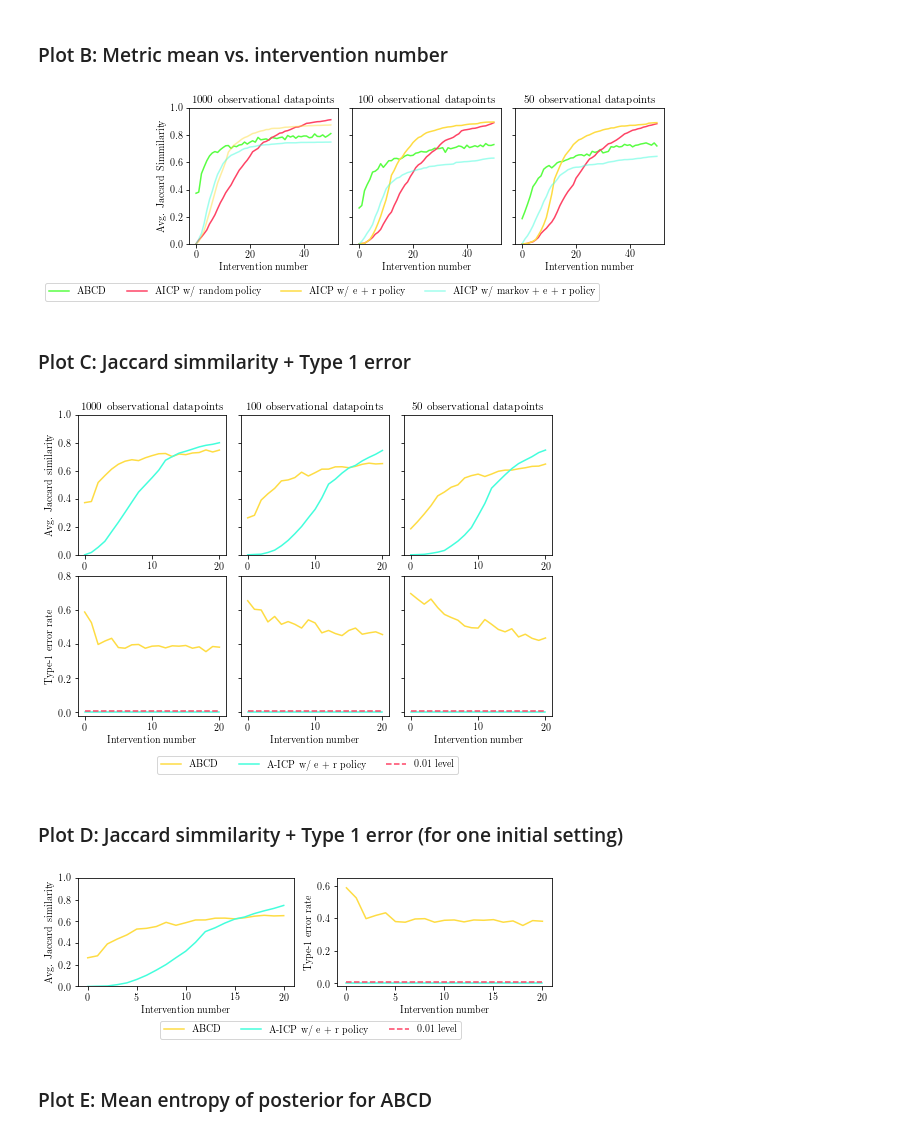
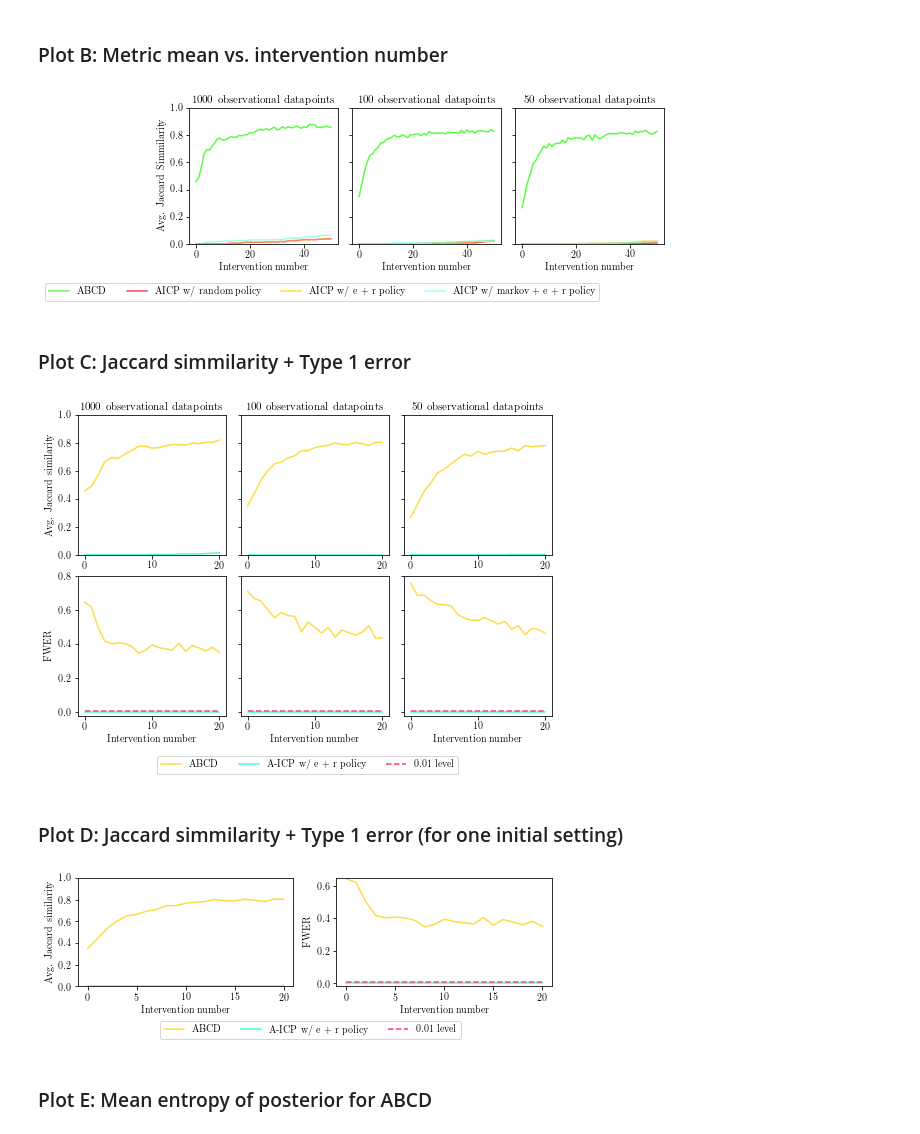
Before and after one commit to juangamella/aicp, a Jupyter notebook: plots_abcd.ipynb, the cells around one changed output. Cells and saved outputs as stored; diff of their text form; code cells hidden in the pictures.

```diff
--- a/plots_abcd.ipynb
+++ b/plots_abcd.ipynb
@@ -169,27 +169,24 @@ plt.scatter(np.arange(len(colors)), np.ones(len(colors))*-0.5, c = colorsb)
 #### Load ABCD results
 # %%
 filenames_abcd_1000 = [
-    "experiments/pp_1586412657_n_samples:500_n_batches:50_max_interventions:1_strategy:entropy_intervention_strength:2.0_starting_samples:1000_target:0_intervention_type:gauss_target_allowed:True.pickle"
-    ,"experiments/pp_1587010658_n_samples:500_n_batches:50_max_interventions:1_strategy:entropy_intervention_strength:2.0_starting_samples:1000_target:0_intervention_type:gauss_target_allowed:True.pickle"
-    ,"experiments/pp_1587010821_n_samples:500_n_batches:50_max_interventions:1_strategy:entropy_intervention_strength:2.0_starting_samples:1000_target:0_intervention_type:gauss_target_allowed:True.pickle"
-    ,"experiments/pp_1586953212_n_samples:500_n_batches:50_max_interventions:1_strategy:entropy_intervention_strength:2.0_starting_samples:1000_target:0_intervention_type:gauss_target_allowed:True.pickle"
-    ,"experiments/pp_1586845410_n_samples:500_n_batches:50_max_interventions:1_strategy:entropy_intervention_strength:2.0_starting_samples:1000_target:0_intervention_type:gauss_target_allowed:True.pickle"
+    "experiments/pp_1589092483_n_samples:500_n_batches:50_max_interventions:1_strategy:entropy_intervention_strength:2.0_starting_samples:1000_target:0_intervention_type:gauss_target_allowed:True.pickle",
+    "experiments/pp_1589094549_n_samples:500_n_batches:50_max_interventions:1_strategy:entropy_intervention_strength:2.0_starting_samples:1000_target:0_intervention_type:gauss_target_allowed:True.pickle",
+    "experiments/pp_1589096709_n_samples:500_n_batches:50_max_interventions:1_strategy:entropy_intervention_strength:2.0_starting_samples:1000_target:0_intervention_type:gauss_target_allowed:True.pickle",
+    "experiments/pp_1589097260_n_samples:500_n_batches:50_max_interventions:1_strategy:entropy_intervention_strength:2.0_starting_samples:1000_target:0_intervention_type:gauss_target_allowed:True.pickle",
     ]
 
 filenames_abcd_100 = [
-    "experiments/pp_1586332067_n_samples:500_n_batches:50_max_interventions:1_strategy:entropy_intervention_strength:2.0_starting_samples:100_target:0_intervention_type:gauss_target_allowed:True.pickle"
-    ,"experiments/pp_1586949064_n_samples:500_n_batches:50_max_interventions:1_strategy:entropy_intervention_strength:2.0_starting_samples:100_target:0_intervention_type:gauss_target_allowed:True.pickle"
-    ,"experiments/pp_1586949311_n_samples:500_n_batches:50_max_interventions:1_strategy:entropy_intervention_strength:2.0_starting_samples:100_target:0_intervention_type:gauss_target_allowed:True.pickle"
-    ,"experiments/pp_1587006444_n_samples:500_n_batches:50_max_interventions:1_strategy:entropy_intervention_strength:2.0_starting_samples:100_target:0_intervention_type:gauss_target_allowed:True.pickle"
-    ,"experiments/pp_1587008529_n_samples:500_n_batches:50_max_interventions:1_strategy:entropy_intervention_strength:2.0_starting_samples:100_target:0_intervention_type:gauss_target_allowed:True.pickle"
+    "experiments/pp_1589095836_n_samples:500_n_batches:50_max_interventions:1_strategy:entropy_intervention_strength:2.0_starting_samples:100_target:0_intervention_type:gauss_target_allowed:True.pickle",
+    "experiments/pp_1589095971_n_samples:500_n_batches:50_max_interventions:1_strategy:entropy_intervention_strength:2.0_starting_samples:100_target:0_intervention_type:gauss_target_allowed:True.pickle",
+    "experiments/pp_1589096457_n_samples:500_n_batches:50_max_interventions:1_strategy:entropy_intervention_strength:2.0_starting_samples:100_target:0_intervention_type:gauss_target_allowed:True.pickle",
+    "experiments/pp_1589097734_n_samples:500_n_batches:50_max_interventions:1_strategy:entropy_intervention_strength:2.0_starting_samples:100_target:0_intervention_type:gauss_target_allowed:True.pickle",
     ]
 
 filenames_abcd_50 = [
-    "experiments/pp_1586357687_n_samples:500_n_batches:50_max_interventions:1_strategy:entropy_intervention_strength:2.0_starting_samples:50_target:0_intervention_type:gauss_target_allowed:True.pickle"
-    ,"experiments/pp_1586846548_n_samples:500_n_batches:50_max_interventions:1_strategy:entropy_intervention_strength:2.0_starting_samples:50_target:0_intervention_type:gauss_target_allowed:True.pickle"
-    ,"experiments/pp_1586849797_n_samples:500_n_batches:50_max_interventions:1_strategy:entropy_intervention_strength:2.0_starting_samples:50_target:0_intervention_type:gauss_target_allowed:True.pickle"
-    ,"experiments/pp_1586902276_n_samples:500_n_batches:50_max_interventions:1_strategy:entropy_intervention_strength:2.0_starting_samples:50_target:0_intervention_type:gauss_target_allowed:True.pickle"
-    ,"experiments/pp_1587005942_n_samples:500_n_batches:50_max_interventions:1_strategy:entropy_intervention_strength:2.0_starting_samples:50_target:0_intervention_type:gauss_target_allowed:True.pickle"
+    "experiments/pp_1589097545_n_samples:500_n_batches:50_max_interventions:1_strategy:entropy_intervention_strength:2.0_starting_samples:50_target:0_intervention_type:gauss_target_allowed:True.pickle",
+    "experiments/pp_1589098141_n_samples:500_n_batches:50_max_interventions:1_strategy:entropy_intervention_strength:2.0_starting_samples:50_target:0_intervention_type:gauss_target_allowed:True.pickle",
+    "experiments/pp_1589098634_n_samples:500_n_batches:50_max_interventions:1_strategy:entropy_intervention_strength:2.0_starting_samples:50_target:0_intervention_type:gauss_target_allowed:True.pickle",
+    "experiments/pp_1589095046_n_samples:500_n_batches:50_max_interventions:1_strategy:entropy_intervention_strength:2.0_starting_samples:50_target:0_intervention_type:gauss_target_allowed:True.pickle",
 ]
 # %%
 results_abcd_1000 = load_results(filenames_abcd_1000, "abcd", True)
@@ -228,3 +221,13 @@ filenames_aicp_1000 = ["experiments/results_1587225751_G:4_runs:5_i_mean:10_i_va
+# %%
+# intervention mean=10, var=1
+filenames_aicp_50 = ["experiments/results_1589062042_runs:4_max_iter:50_tag:may9abcd_load_dataset:dataset_3_abcd:True_G:4_do:False_i_mean:10_i_var:1_finite:True_n:10_n_obs:50_alpha:0.0002.pickle"]
+filenames_aicp_100 = ["experiments/results_1589063126_runs:4_max_iter:50_tag:may9abcd_load_dataset:dataset_3_abcd:True_G:4_do:False_i_mean:10_i_var:1_finite:True_n:10_n_obs:100_alpha:0.0002.pickle"]
+filenames_aicp_1000 = ["experiments/results_1589059090_runs:4_max_iter:50_tag:may9abcd_load_dataset:dataset_3_abcd:True_G:4_do:False_i_mean:10_i_var:1_finite:True_n:10_n_obs:1000_alpha:0.0002.pickle"]
+
+# intervention mean=0, var=2
+filenames_aicp_50 = ["experiments/results_1589073166_runs:4_max_iter:50_tag:may9abcd2_load_dataset:dataset_3_abcd:True_G:4_do:False_i_mean:0.0_i_var:2.0_finite:True_n:10_n_obs:50_alpha:0.0002.pickle"]
+filenames_aicp_100 = ["experiments/results_1589071784_runs:4_max_iter:50_tag:may9abcd2_load_dataset:dataset_3_abcd:True_G:4_do:False_i_mean:0.0_i_var:2.0_finite:True_n:10_n_obs:100_alpha:0.0002.pickle"]
+filenames_aicp_1000 = ["experiments/results_1589070668_runs:4_max_iter:50_tag:may9abcd2_load_dataset:dataset_3_abcd:True_G:4_do:False_i_mean:0.0_i_var:2.0_finite:True_n:10_n_obs:1000_alpha:0.0002.pickle"]
 # %%
 cases, results_aicp_1000 = load_results(filenames_aicp_1000, "aicp")
 Trajectories_aicp_1000, Type1Error_aicp_1000, _, _, _, _, _ = compute_trajectories_aicp(results_aicp_1000, cases, 50)
@@ -324,7 +327,7 @@ ax.legend(prop=fontP, ncol=5, bbox_to_anchor=(0.6, -.25))
 
 plt.savefig("figures/abcd_vs_aicp_jaccard.pdf", bbox_inches='tight')
 # %% [output]
-[figure, old version]
+[figure, new version]
 # %% [markdown]
 ### Plot C: Jaccard simmilarity + Type 1 error
 # %%
@@ -378,36 +381,36 @@ ax.plot(np.mean(Type1Errors_abcd_1000, axis=0)[0:plot_iter], c=colors[1], label=
 #ax.plot(np.mean(Type1Error_aicp_1000["random"], axis=0)[0:plot_iter], c=colors[0], label="AICP w/ random policy", linewidth=1.5)
 ax.plot(np.mean(Type1Error_aicp_1000["e + r"], axis=0)[0:plot_iter], c=colors[3], label="AICP w/ e + r policy", linewidth=1.5)
 plt.xlabel("Intervention number")
-plt.ylabel("Type-1 error rate")
+plt.ylabel("FWER")
 plt.ylim(ylim)
 ax.plot([0, plot_iter-1], [0.01, 0.01], color = colors[0], linestyle="--", label="0.01 level")
 
 # Plot for 100 initial samples
 plt.subplot(gs[4])
 ax = plt.gca()
 ax.plot(np.mean(Type1Errors_abcd_100, axis=0)[0:plot_iter], c=colors[1], label="ABCD", linewidth=1.5)
 #ax.plot(np.mean(Type1Error_aicp_100["random"], axis=0)[0:plot_iter], c=colors[0], label="AICP w/ random policy", linewidth=1.5)
 ax.plot(np.mean(Type1Error_aicp_100["e + r"], axis=0)[0:plot_iter], c=colors[3], label="AICP w/ e + r policy", linewidth=1.5)
 plt.xlabel("Intervention number")
 ax.set_yticklabels([])
 plt.ylim(ylim)
 ax.plot([0, plot_iter-1], [0.01, 0.01], color = colors[0], linestyle="--", label="0.01 level")
 
 # Plot for 50 initial samples
 plt.subplot(gs[5])
 ax = plt.gca()
 ax.plot(np.mean(Type1Errors_abcd_50, axis=0)[0:plot_iter], c=colors[1], label="ABCD", linewidth=1.5)
 #ax.plot(np.mean(Type1Error_aicp_50["random"], axis=0)[0:plot_iter], c=colors[0], label="AICP w/ random policy", linewidth=1.5)
 ax.plot(np.mean(Type1Error_aicp_50["e + r"], axis=0)[0:plot_iter], c=colors[3], label="A-ICP w/ e + r policy", linewidth=1.5)
 plt.xlabel("Intervention number")
 ax.set_yticklabels([])
 plt.ylim(ylim)
 ax.plot([0, plot_iter-1], [0.01, 0.01], color = colors[0], linestyle="--", label="0.01 level")
 ax.legend(prop=fontP, ncol=5, bbox_to_anchor=(0.4, -.25))
 
 plt.savefig("figures/abcd_vs_aicp_all.pdf", bbox_inches='tight')
 # %% [output]
-[figure, old version]
+[figure, new version]
 # %% [markdown]
 ### Plot D: Jaccard simmilarity + Type 1 error (for one initial setting)
 # %%
@@ -444,13 +447,13 @@ ax.plot(np.mean(Type1Errors_abcd_1000, axis=0)[0:plot_iter], c=colors[1], label=
 ax.plot(np.mean(Type1Error_aicp_1000["e + r"], axis=0)[0:plot_iter], c=colors[3], label="A-ICP w/ e + r policy", linewidth=1.5)
 ax.plot([0, plot_iter-1], [0.01, 0.01], color = colors[0], linestyle="--", label="0.01 level")
 plt.xlabel("Intervention number")
-plt.ylabel("Type-1 error rate")
+plt.ylabel("FWER")
 plt.ylim(ylim)
 ax.legend(prop=fontP, ncol=5, bbox_to_anchor=(0.6, -.27))
 
 plt.savefig("figures/abcd_vs_aicp.pdf", bbox_inches='tight')
 # %% [output]
-[figure, old version]
+[figure, new version]
 # %% [markdown]
 ### Plot E: Mean entropy of posterior for ABCD
 # %%
```
Also changed, not shown: parts of 7 cells of this notebook, 1 other file.
